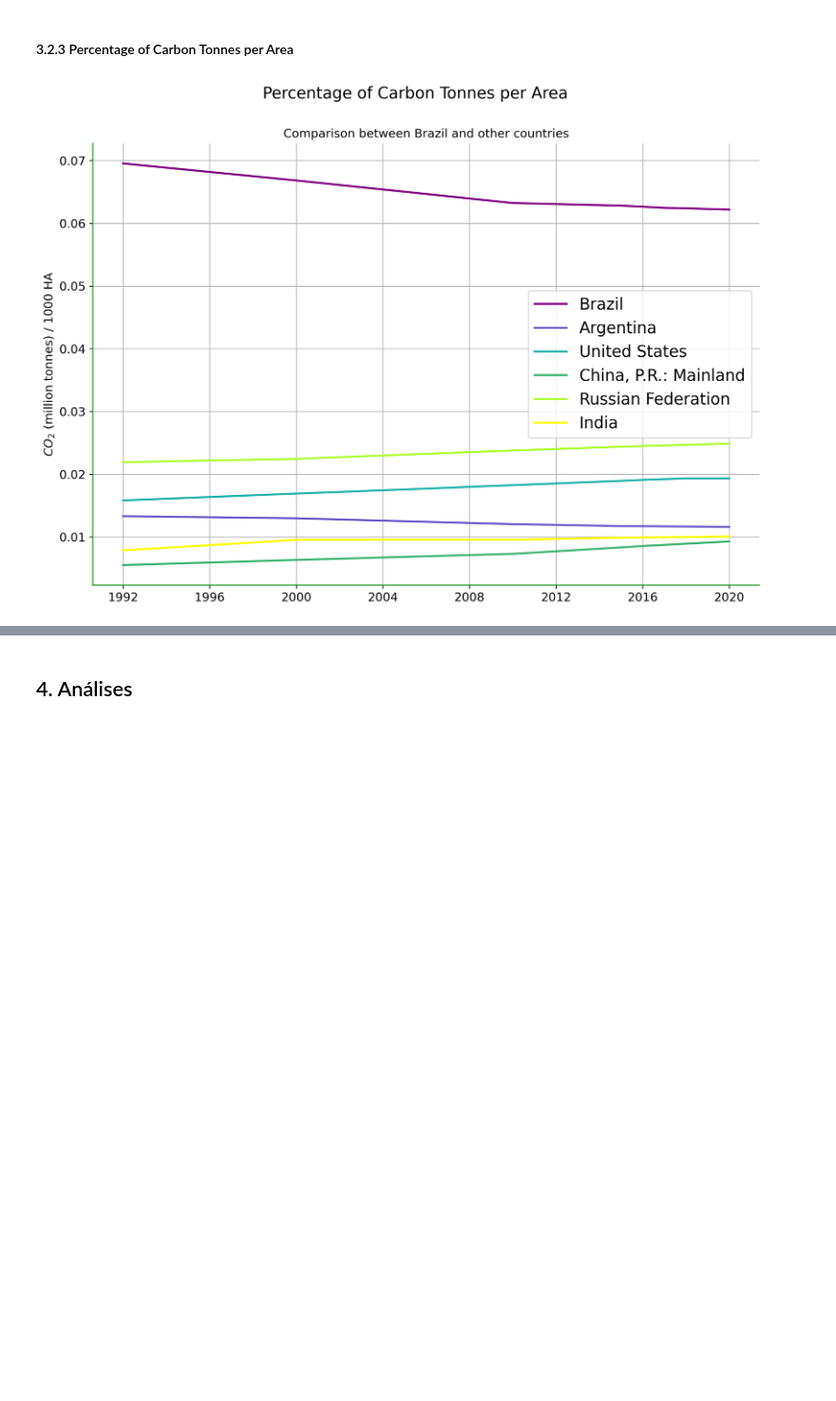
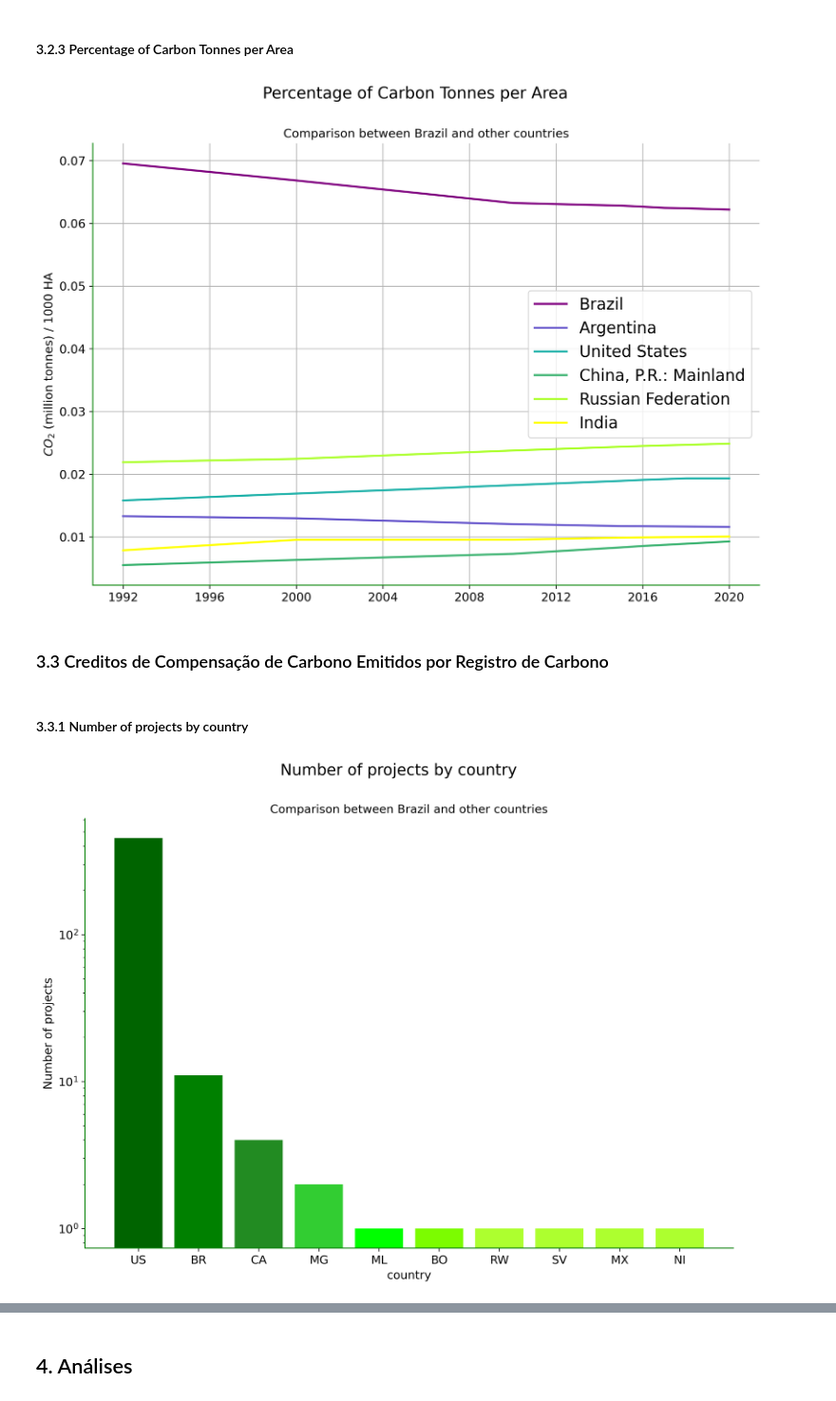
Before and after one commit to luiz826/carbon-credit, a Jupyter notebook: ECDV2-Carbon_Market.ipynb, the cells around one changed output, grey strips where cells are left out. Shown at 95% size. Saved outputs shown, nothing was run; the diff lists cells and outputs as text; code cells hidden in the pictures; blank space fills up the shorter version.

```diff
--- a/ECDV2-Carbon_Market.ipynb
+++ b/ECDV2-Carbon_Market.ipynb
@@ -77,0 +80,2 @@ df2_rel = df2[relevant_cols]
+# %%
+db = pd.read_csv('./Carbon Offset Credits Issued by Carbon Registries/American Carbon Registry.csv',encoding='latin-1')
@@ -78,3 +97,29 @@ df2_rel = df2[relevant_cols]
+# %%
+type_project_list =  db[db.columns[5]].dropna().unique()
+# %%
+credits_per_type_project_list = []
+
+for i in type_project_list:
+  credits_per_type_project = db[db['Project Type'] == i]
+  credits_per_type_project = pd.DataFrame(credits_per_type_project)
+  credits_per_type_project = credits_per_type_project['Total Number of Credits Registered '].dropna()
+  total_credits = sum(credits_per_type_project)
+  credits_per_type_project_list.append(int(total_credits))
+
+credits_per_type_project_list.sort(reverse=True)
+# %%
+country_list =  db[db.columns[10]].dropna().unique()
+
+credits_per_country_list = []
+
+for i in country_list:
+  credits_per_country = db[db['Project Site Country'] == i]
+  credits_per_country = pd.DataFrame(credits_per_country)
+  credits_per_country = credits_per_country['Total Number of Credits Registered '].dropna()
+  total_credits = sum(credits_per_country)
+  credits_per_country_list.append(int(total_credits))
+
+credits_per_country_list.sort(reverse=True)
 # %% [markdown]
 ## 3. Representações Visuais
 # %% [markdown]
@@ -233,3 +278,26 @@ for col, country in zip(colors, countries):
     ax.legend()
 # %% [output]
 [figure]
+# %% [markdown]
+### 3.3 Creditos de Compensação de Carbono Emitidos por Registro de Carbono
+# %% [markdown]
+#### 3.3.1 Number of projects by country
+# %%
+fig, ax = plt.subplots()
+fig.suptitle("Number of projects by country", fontsize=16)
+
+ax.set_title("Comparison between Brazil and other countries")
+ax.set_ylabel("Number of projects")
+ax.set_xlabel("country")
+ax.set_yscale('log')
+ax.grid(visible=False)
+
+color_list = ['darkgreen','green','forestgreen','limegreen','lime','lawngreen','greenyellow']
+
+for i in range(len(index_project)):
+  if i < len(color_list):
+    ax.bar(index_project[i],Project_Country_counts[i],color=color_list[i])
+  else:
+    ax.bar(index_project[i],Project_Country_counts[i],color=color_list[len(color_list)-1])
+# %% [output]
+[figure, added]
```
Also changed, not shown: parts of 9 cells of this notebook, 1 other file.
